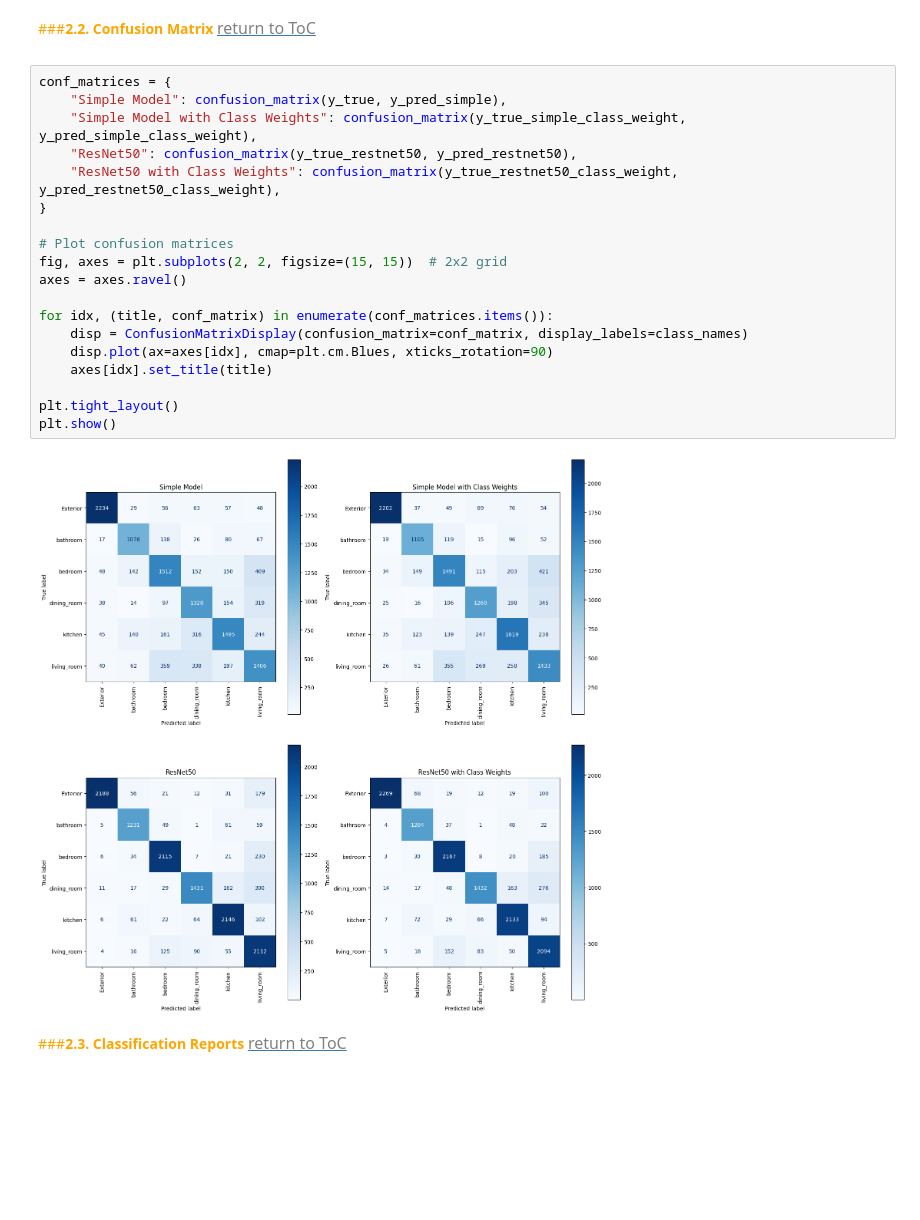
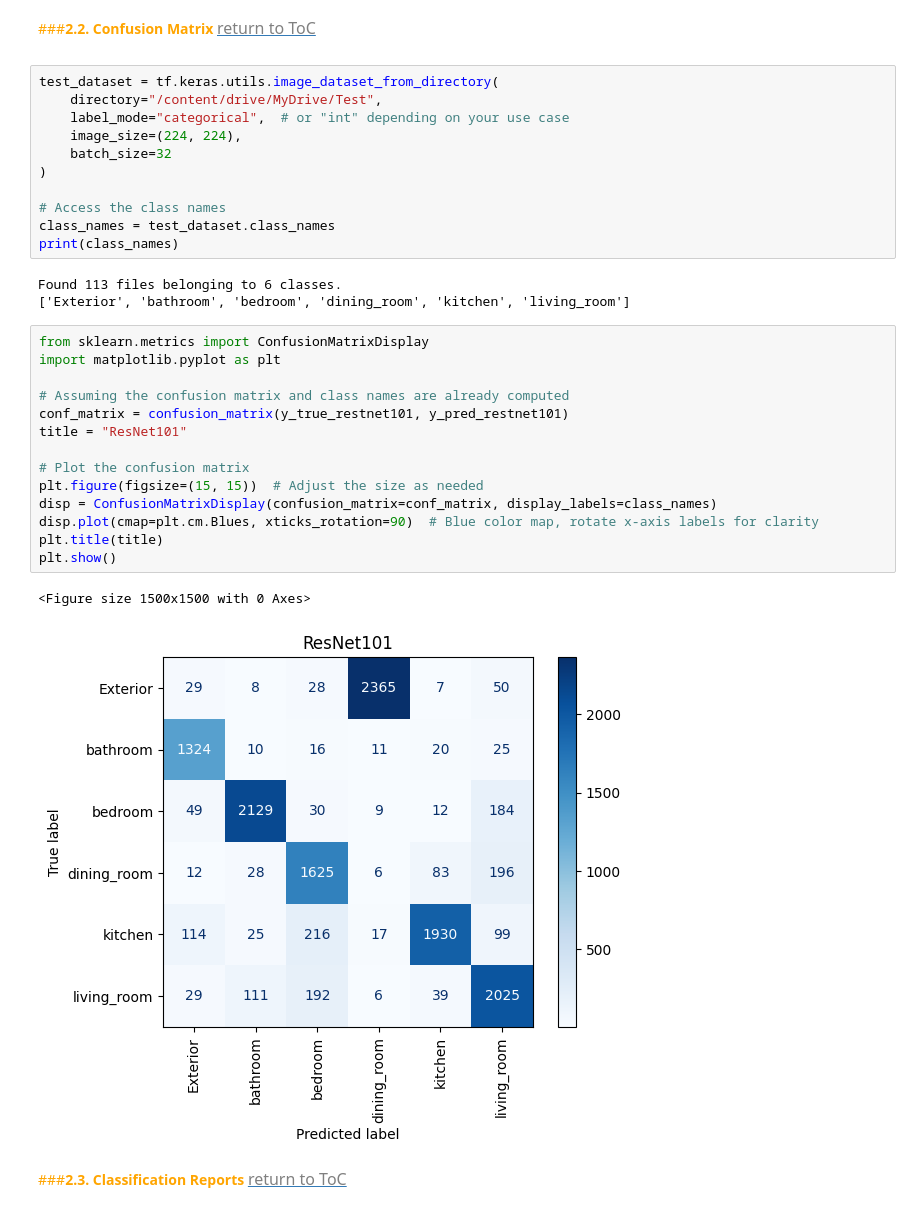
Before and after one commit to raysarosa/house_room_classifier, a Jupyter notebook: notebooks/predictions.ipynb, the cells around one changed output. Drawn from its saved outputs; the diff is of its cells as text; blank space fills up the shorter version.

```diff
--- a/notebooks/predictions.ipynb
+++ b/notebooks/predictions.ipynb
@@ -195,27 +184,37 @@ y_pred_restnet50_class_weight = test_results_restnet50_class_weight['Predicted_L
 <font color=orange>
 
 ###**2.2. Confusion Matrix** </font></font> [<font size="3" color=gray>return to ToC](#scrollTo=_OXzXUFm53VB) </font>
-# %%
-conf_matrices = {
-    "Simple Model": confusion_matrix(y_true, y_pred_simple),
-    "Simple Model with Class Weights": confusion_matrix(y_true_simple_class_weight, y_pred_simple_class_weight),
-    "ResNet50": confusion_matrix(y_true_restnet50, y_pred_restnet50),
-    "ResNet50 with Class Weights": confusion_matrix(y_true_restnet50_class_weight, y_pred_restnet50_class_weight),
-}
-
-# Plot confusion matrices
-fig, axes = plt.subplots(2, 2, figsize=(15, 15))  # 2x2 grid
-axes = axes.ravel()
-
-for idx, (title, conf_matrix) in enumerate(conf_matrices.items()):
-    disp = ConfusionMatrixDisplay(confusion_matrix=conf_matrix, display_labels=class_names)
-    disp.plot(ax=axes[idx], cmap=plt.cm.Blues, xticks_rotation=90)
-    axes[idx].set_title(title)
-
-plt.tight_layout()
-plt.show()
-# %% [output]
-[figure, removed]
+# %%
+test_dataset = tf.keras.utils.image_dataset_from_directory(
+    directory="/content/drive/MyDrive/Test",
+    label_mode="categorical",  # or "int" depending on your use case
+    image_size=(224, 224),
+    batch_size=32
+)
+
+# Access the class names
+class_names = test_dataset.class_names
+print(class_names)
+# %% [output]
+Found 113 files belonging to 6 classes.
+['Exterior', 'bathroom', 'bedroom', 'dining_room', 'kitchen', 'living_room']
+# %%
+from sklearn.metrics import ConfusionMatrixDisplay
+import matplotlib.pyplot as plt
+
+# Assuming the confusion matrix and class names are already computed
+conf_matrix = confusion_matrix(y_true_restnet101, y_pred_restnet101)
+title = "ResNet101"
+
+# Plot the confusion matrix
+plt.figure(figsize=(15, 15))  # Adjust the size as needed
+disp = ConfusionMatrixDisplay(confusion_matrix=conf_matrix, display_labels=class_names)
+disp.plot(cmap=plt.cm.Blues, xticks_rotation=90)  # Blue color map, rotate x-axis labels for clarity
+plt.title(title)
+plt.show()
+# %% [output]
+<Figure size 1500x1500 with 0 Axes>
+[figure, added]
 # %% [markdown]
 <font color=orange>
 
```
Also changed, not shown: parts of 13 cells of this notebook.
